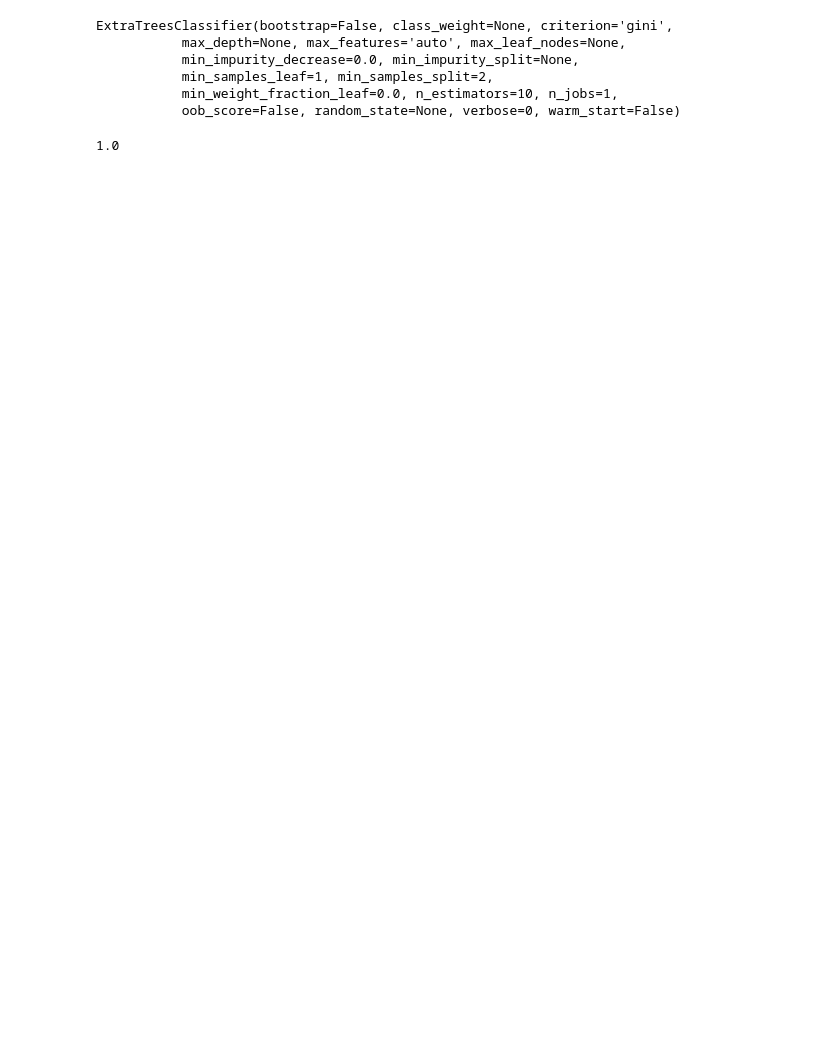
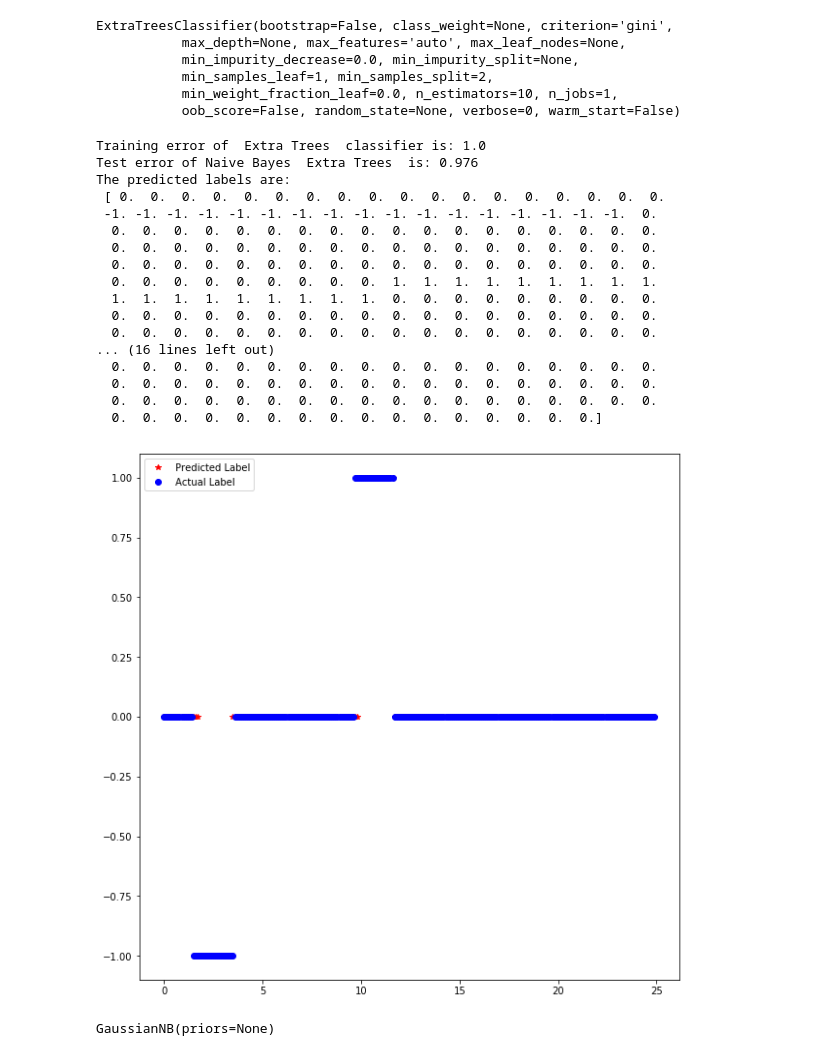
Before and after one commit to tianxintao/Wheelchair-User-Intention-Detection, a Jupyter notebook: CFP.ipynb, the cells around one changed output. Drawn from its saved outputs; the diff is of its cells as text; code cells hidden in the pictures; blank space fills up the shorter version.

```diff
--- a/CFP.ipynb
+++ b/CFP.ipynb
@@ -63,7 +110,29 @@ ExtraTreesClassifier(bootstrap=False, class_weight=None, criterion='gini',
            min_samples_leaf=1, min_samples_split=2,
            min_weight_fraction_leaf=0.0, n_estimators=10, n_jobs=1,
            oob_score=False, random_state=None, verbose=0, warm_start=False)
+# %%
+ShowModelPerformance(x_test,y_test,x_train,y_train,model,"Extra Trees")
+# %% [output]
+Training error of  Extra Trees  classifier is: 1.0
+Test error of Naive Bayes  Extra Trees  is: 0.976
+The predicted labels are:
+ [ 0.  0.  0.  0.  0.  0.  0.  0.  0.  0.  0.  0.  0.  0.  0.  0.  0.  0.
+ -1. -1. -1. -1. -1. -1. -1. -1. -1. -1. -1. -1. -1. -1. -1. -1. -1.  0.
+  0.  0.  0.  0.  0.  0.  0.  0.  0.  0.  0.  0.  0.  0.  0.  0.  0.  0.
+  0.  0.  0.  0.  0.  0.  0.  0.  0.  0.  0.  0.  0.  0.  0.  0.  0.  0.
+  0.  0.  0.  0.  0.  0.  0.  0.  0.  0.  0.  0.  0.  0.  0.  0.  0.  0.
+  0.  0.  0.  0.  0.  0.  0.  0.  0.  1.  1.  1.  1.  1.  1.  1.  1.  1.
+  1.  1.  1.  1.  1.  1.  1.  1.  1.  0.  0.  0.  0.  0.  0.  0.  0.  0.
+  0.  0.  0.  0.  0.  0.  0.  0.  0.  0.  0.  0.  0.  0.  0.  0.  0.  0.
+  0.  0.  0.  0.  0.  0.  0.  0.  0.  0.  0.  0.  0.  0.  0.  0.  0.  0.
+... (16 lines left out)
+  0.  0.  0.  0.  0.  0.  0.  0.  0.  0.  0.  0.  0.  0.  0.  0.  0.  0.
+  0.  0.  0.  0.  0.  0.  0.  0.  0.  0.  0.  0.  0.  0.  0.  0.  0.  0.
+  0.  0.  0.  0.  0.  0.  0.  0.  0.  0.  0.  0.  0.  0.  0.  0.  0.  0.
+  0.  0.  0.  0.  0.  0.  0.  0.  0.  0.  0.  0.  0.  0.  0.  0.]
+[figure, added]
 # %%
-print(np.mean(model.predict(x_train)==y_train))
+model = GaussianNB()
+model.fit(x_train,y_train)
 # %% [output]
-1.0
+GaussianNB(priors=None)
```
Also changed, not shown: parts of 18 cells of this notebook, 1 other file.
